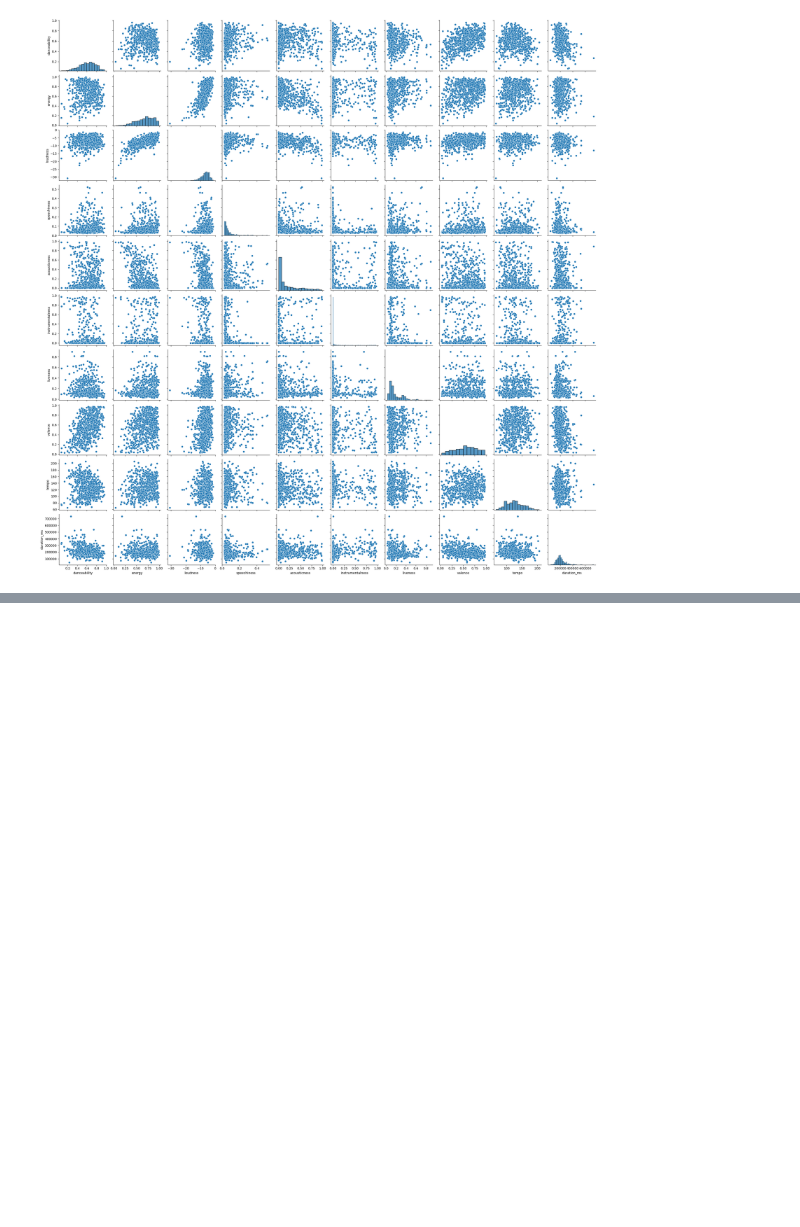
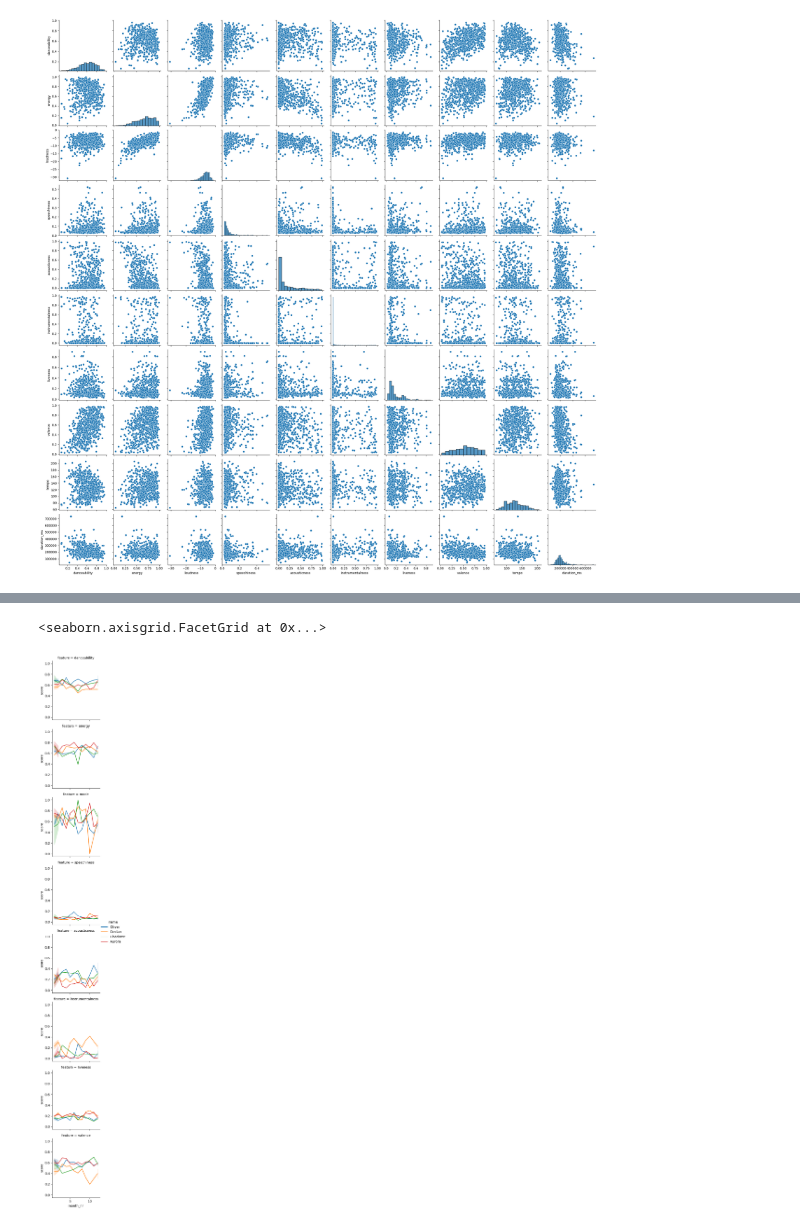
Before and after one commit to Usagi8P/spotify_analysis, a Jupyter notebook: spotify_analysis.ipynb, the cells around one changed output, grey strips where cells are left out. Drawn from its saved outputs; the diff is of its cells as text; code cells hidden in the pictures; blank space fills up the shorter version.

```diff
--- a/spotify_analysis.ipynb
+++ b/spotify_analysis.ipynb
@@ -195,0 +359,9 @@ for playlist in playlist_contents:
+# %%
+long_owner_playlist_averages = owner_playlist_averages.melt(id_vars=['name', 'year', 'month','month_nr'], value_name='score', var_name='feature', value_vars=['danceability', 'energy', 'mode', 'speechiness', 'acousticness', 'instrumentalness', 'liveness', 'valence'])
+# %%
+grid = sns.FacetGrid(long_owner_playlist_averages, row='feature', hue='name')
+grid.map(sns.lineplot, 'month_nr', 'score')
+grid.add_legend()
+# %% [output]
+<seaborn.axisgrid.FacetGrid at 0x...>
+[figure, added]
```
Also changed, not shown: parts of 16 cells of this notebook.
